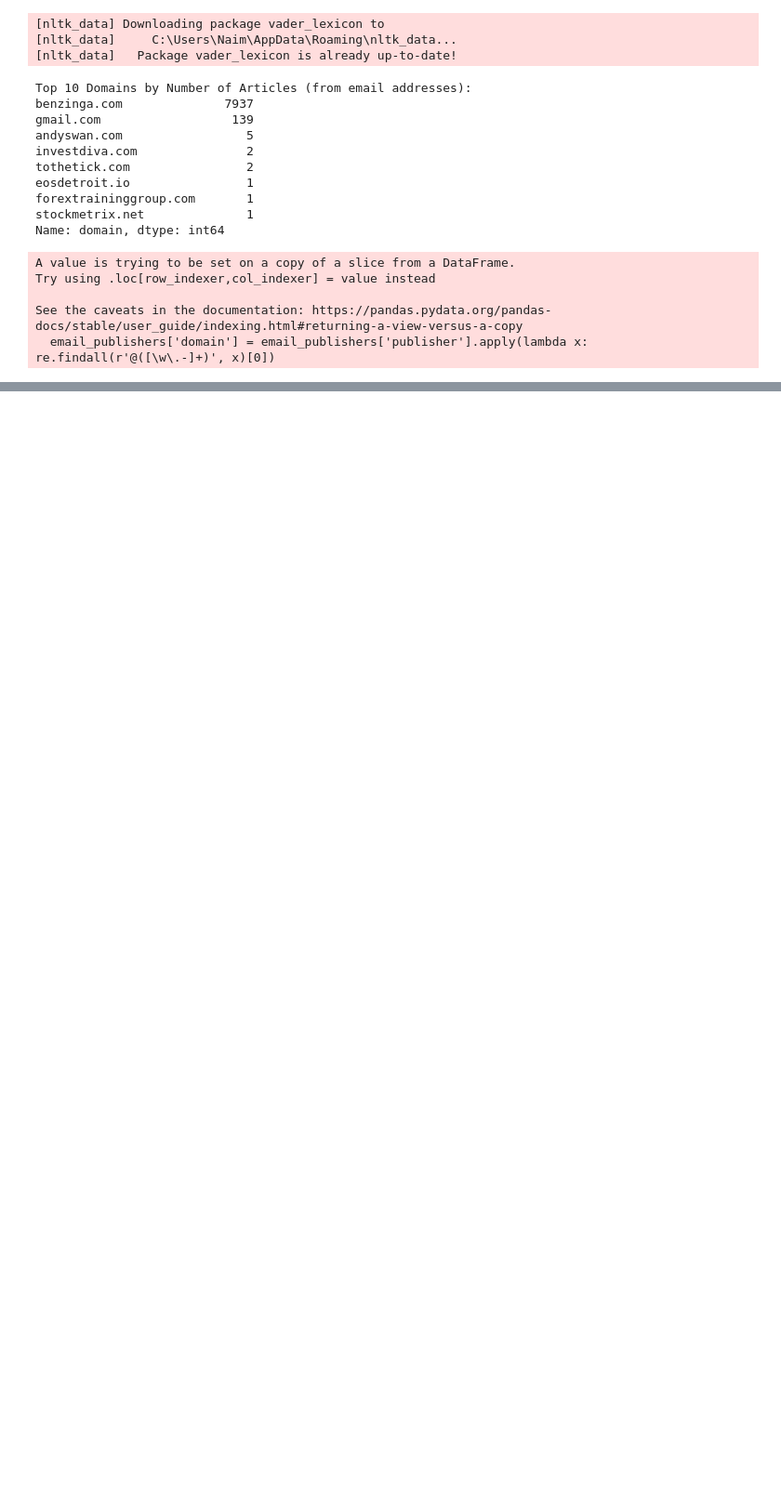
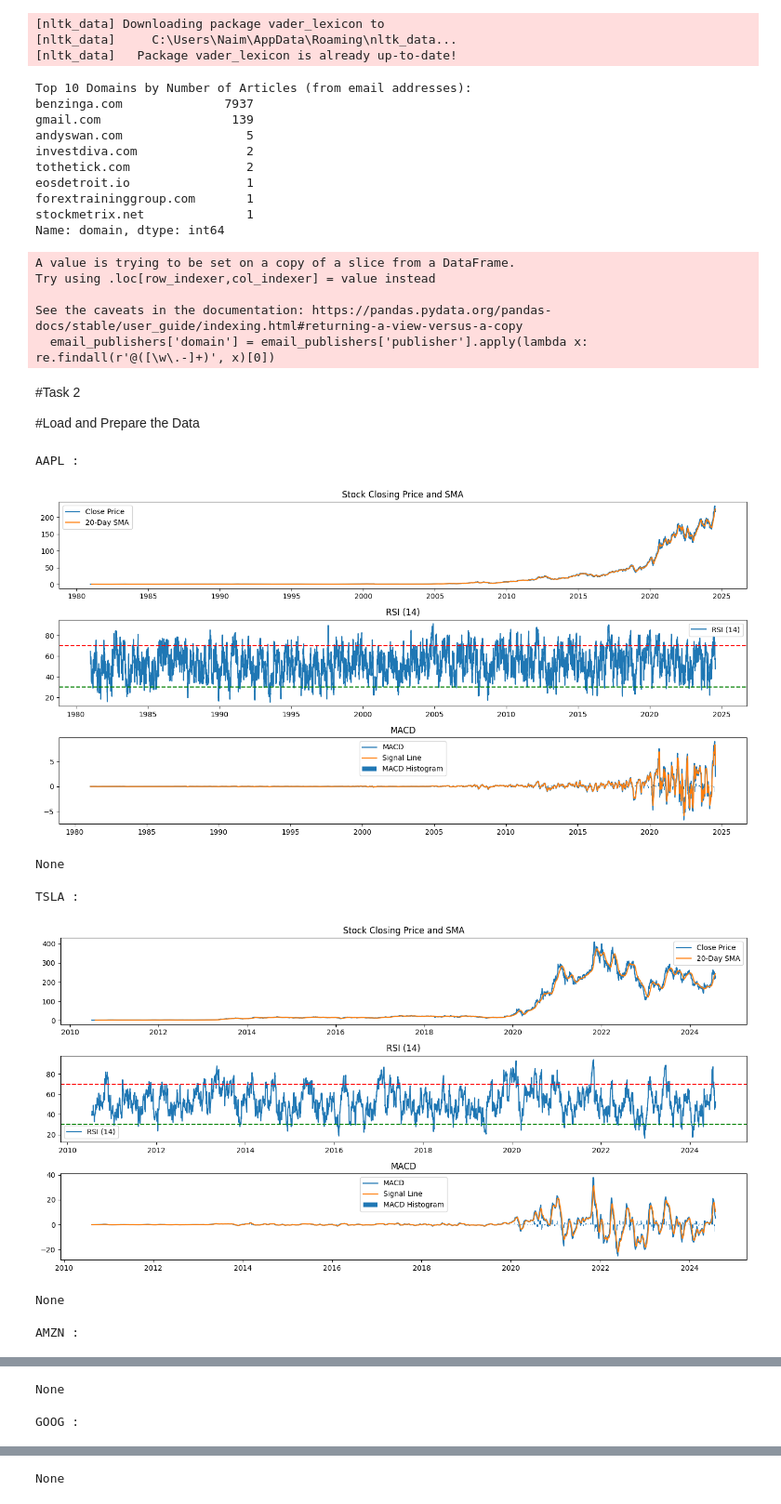
Before and after one commit to NaimaT15/Financial-News-and-Stock-Price-Integration-Dataset, a Jupyter notebook: notebooks/financial_analysis_notebook.ipynb, the cells around one changed output, grey strips where cells are left out. Shown at 93% size. Saved outputs shown, nothing was run; the diff lists cells and outputs as text; code cells hidden in the pictures; blank space fills up the shorter version.

```diff
--- a/notebooks/financial_analysis_notebook.ipynb
+++ b/notebooks/financial_analysis_notebook.ipynb
@@ -173,3 +176,38 @@ Try using .loc[row_indexer,col_indexer] = value instead
 
 See the caveats in the documentation: https://pandas.pydata.org/pandas-docs/stable/user_guide/indexing.html#returning-a-view-versus-a-copy
   email_publishers['domain'] = email_publishers['publisher'].apply(lambda x: re.findall(r'@([\w\.-]+)', x)[0])
+# %% [markdown]
+#Task 2
+
+#Load and Prepare the Data
+# %%
+import sys
+import os
+from IPython.display import display
+sys.path.append(os.path.abspath('../scripts'))
+from financial_analysis import apply_technical_indicators, calculate_financial_metrics, load_stock_data, visualize_stock_data
+
+company_names = ['AAPL','TSLA','AMZN','GOOG']
+
+stock_data = {}
+
+for company in company_names:
+    stock_data[company] = load_stock_data(f'../data/{company}_historical_data.csv')
+#stock_data = load_stock_data('../data/AAPL_historical_data.csv')
+# Apply technical indicators
+
+    stock_data_with_indicators = apply_technical_indicators(stock_data[company])
+# Calculate financial metrics
+    stock_data_with_metrics = calculate_financial_metrics(stock_data_with_indicators)
+# Visualize the stock data with indicators
+    print(f'\n{company} :\n')
+    display(visualize_stock_data(stock_data_with_metrics))
+    print('\n\n')
+# %% [output]
+AAPL :
+[figure, added]
+None
+TSLA :
+[figure, added]
+None
+AMZN :
@@ -175,0 +215,2 @@ See the caveats in the documentation: https://pandas.pydata.org/pandas-docs/stab
+None
+GOOG :
@@ -175,0 +218 @@ See the caveats in the documentation: https://pandas.pydata.org/pandas-docs/stab
+None
```
Also changed, not shown: parts of 7 cells of this notebook, 2 other files.
